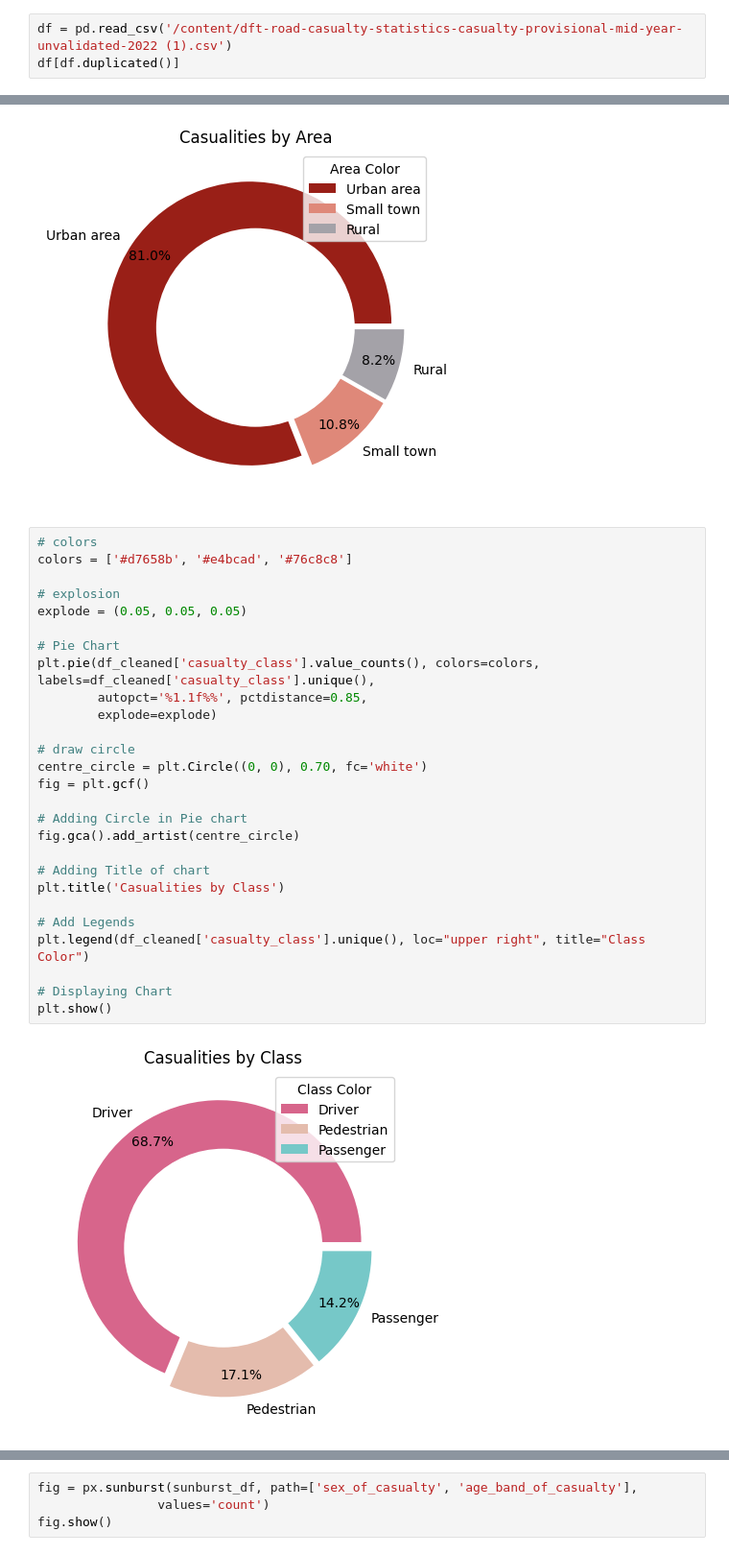
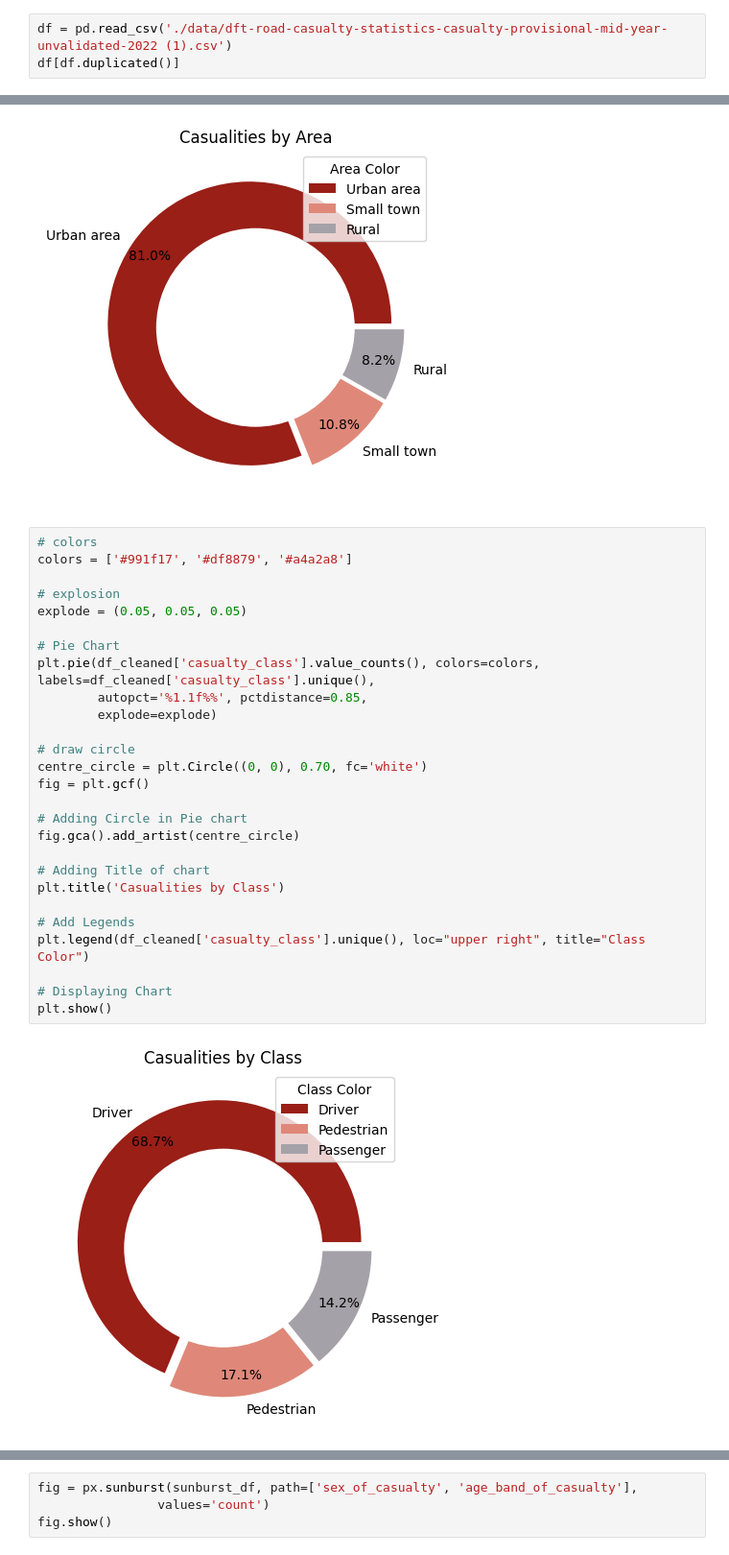
Before and after one commit to ZeynabRostami/road_casualty_data_analysis_2022, a Jupyter notebook: road_casualty_data_analysis_2022.ipynb, the cells around one changed output, grey strips where cells are left out. Shown at 96% size. Saved outputs shown, nothing was run; the diff lists cells and outputs as text.

```diff
--- a/road_casualty_data_analysis_2022.ipynb
+++ b/road_casualty_data_analysis_2022.ipynb
@@ -7,7 +7,7 @@ import plotly.express as px
 # %% [markdown]
 # Loading and cleaning the dataset
 # %%
-df = pd.read_csv('/content/dft-road-casualty-statistics-casualty-provisional-mid-year-unvalidated-2022 (1).csv')
+df = pd.read_csv('./data/dft-road-casualty-statistics-casualty-provisional-mid-year-unvalidated-2022 (1).csv')
 df[df.duplicated()]
 # %% [output]
 |  | status | accident_index | accident_year | accident_reference | vehicle_reference | casualty_reference | ... |
@@ -178,31 +198,31 @@ plt.show()
 [figure]
 # %%
 # colors
-colors = ['#d7658b', '#e4bcad', '#76c8c8']
+colors = ['#991f17', '#df8879', '#a4a2a8']
 
 # explosion
 explode = (0.05, 0.05, 0.05)
 
 # Pie Chart
 plt.pie(df_cleaned['casualty_class'].value_counts(), colors=colors, labels=df_cleaned['casualty_class'].unique(),
         autopct='%1.1f%%', pctdistance=0.85,
         explode=explode)
 
 # draw circle
 centre_circle = plt.Circle((0, 0), 0.70, fc='white')
 fig = plt.gcf()
 
 # Adding Circle in Pie chart
 fig.gca().add_artist(centre_circle)
 
 # Adding Title of chart
 plt.title('Casualities by Class')
 
 # Add Legends
 plt.legend(df_cleaned['casualty_class'].unique(), loc="upper right", title="Class Color")
 
 # Displaying Chart
 plt.show()
 # %% [output]
-[figure, old version]
+[figure, new version]
 # %%
```
Also changed, not shown: parts of 12 cells of this notebook.
